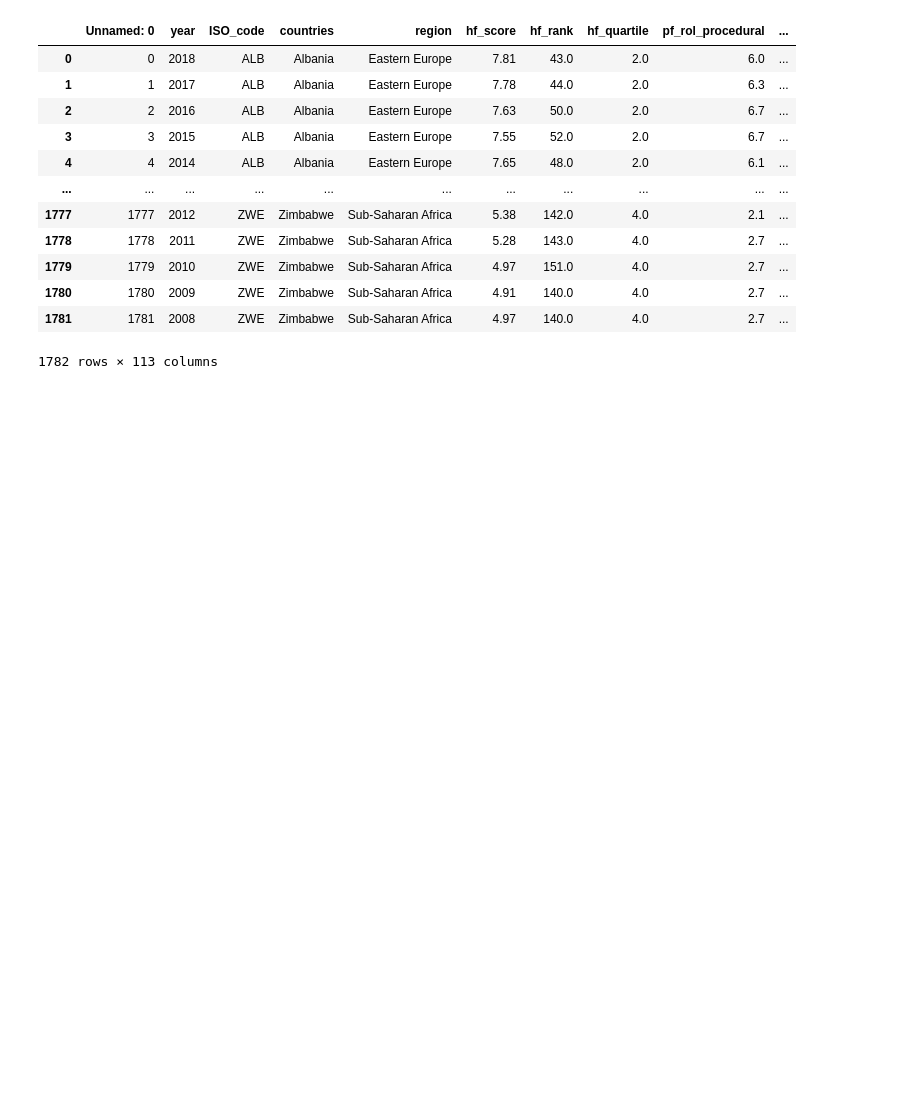
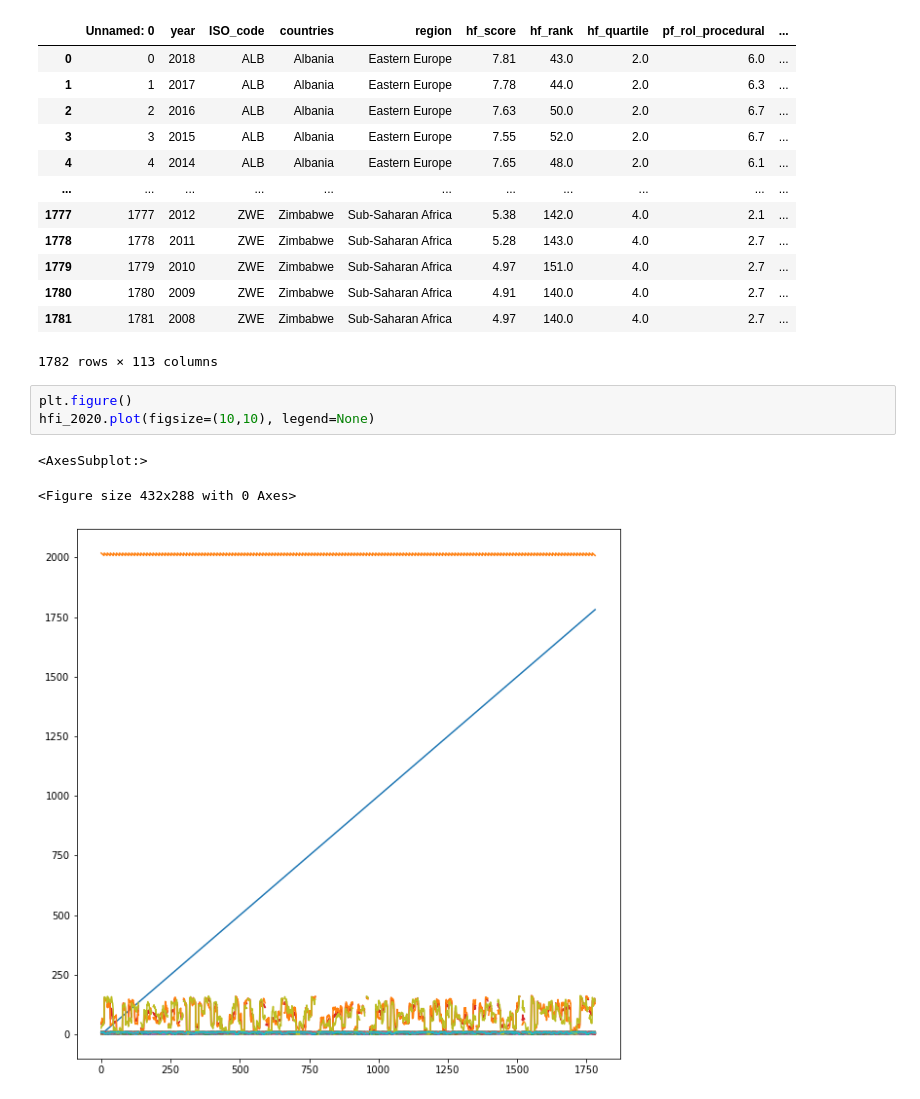
Before and after one commit to jimzhang629/DSCI400-Project, a Jupyter notebook: OpenTheDatasets.ipynb, the cells around one changed output. Cells and saved outputs as stored; diff of their text form; blank space fills up the shorter version.

Commit message:
First graph!

```diff
--- a/OpenTheDatasets.ipynb
+++ b/OpenTheDatasets.ipynb
@@ -26,6 +27,13 @@ hfi_2020
 | 1780 | 1780 | 2009 | ZWE | Zimbabwe | Sub-Saharan Africa | 4.91 | 140.0 | 4.0 | 2.7 | ... |
 | 1781 | 1781 | 2008 | ZWE | Zimbabwe | Sub-Saharan Africa | 4.97 | 140.0 | 4.0 | 2.7 | ... |
 1782 rows × 113 columns
+# %%
+plt.figure()
+hfi_2020.plot(figsize=(10,10), legend=None)
+# %% [output]
+<AxesSubplot:>
+<Figure size 432x288 with 0 Axes>
+[figure, added]
 # %% [markdown]
 <a style='text-decoration:none;line-height:16px;display:flex;color:#5B5B62;padding:10px;justify-content:end;' href='https://deepnote.com?utm_source=created-in-deepnote-cell&projectId=72b1e015-02d7-48b2-beb6-dcae4caaa79e' target="_blank">
 <img style='display:inline;max-height:16px;margin:0px;margin-right:7.5px;' src='embedded-picture-1' > </img>
```
Also changed, not shown: parts of 1 cell of this notebook.
